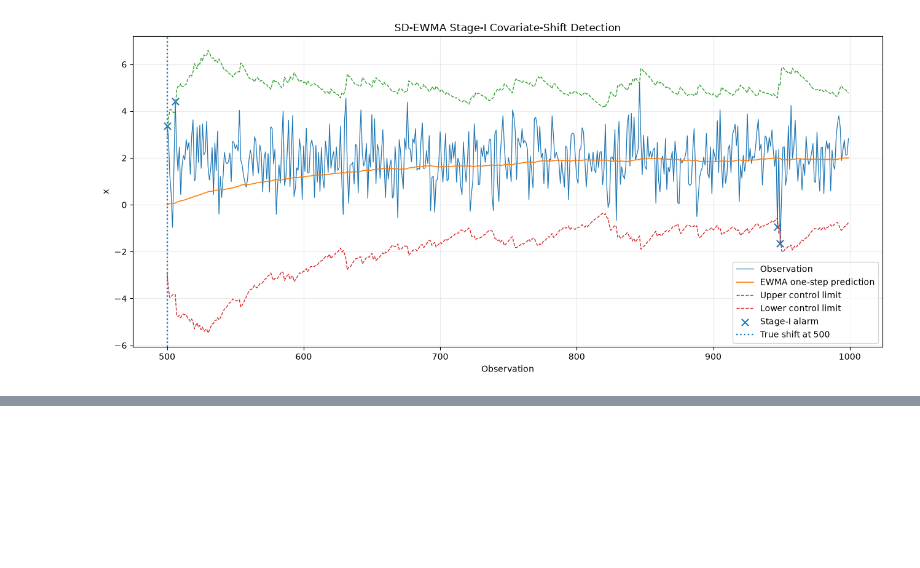
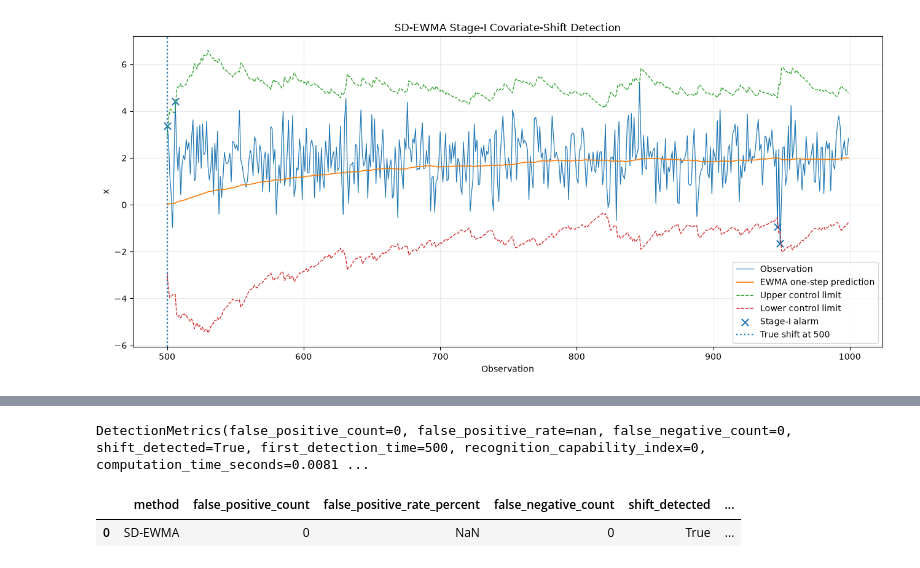
Before and after one commit to hlin863/ewma_covariate_shift_demo, a Jupyter notebook: notebooks/02_sd_ewma_detection.ipynb, the cells around one changed output, grey strips where cells are left out. Drawn from its saved outputs; the diff is of its cells as text; code cells hidden in the pictures; blank space fills up the shorter version.

```diff
--- a/notebooks/02_sd_ewma_detection.ipynb
+++ b/notebooks/02_sd_ewma_detection.ipynb
@@ -276,0 +362,50 @@ plt.show()
+# %%
+shift_times = gaussian_stream.loc[
+    gaussian_stream["true_shift"] == 1,
+    "time",
+].to_numpy()
+
+if len(shift_times) != 1:
+    raise ValueError(
+        "Expected exactly one true shift point."
+    )
+
+true_shift_time = int(shift_times[0])
+
+metrics = evaluate_stage_1_detection(
+    results=stage_1_results,
+    true_shift_time=true_shift_time,
+    computation_time_seconds=computation_time_seconds,
+)
+
+metrics
+# %% [output]
+DetectionMetrics(false_positive_count=0, false_positive_rate=nan, false_negative_count=0, shift_detected=True, first_detection_time=500, recognition_capability_index=0, computation_time_seconds=0.0081 ...
+# %%
+metrics_summary = pd.DataFrame([{
+    "method": "SD-EWMA",
+    "false_positive_count": (
+        metrics.false_positive_count
+    ),
+    "false_positive_rate_percent": (
+        metrics.false_positive_rate * 100
+    ),
+    "false_negative_count": (
+        metrics.false_negative_count
+    ),
+    "shift_detected": metrics.shift_detected,
+    "first_detection_time": (
+        metrics.first_detection_time
+    ),
+    "rci": (
+        metrics.recognition_capability_index
+    ),
+    "computation_time_seconds": (
+        metrics.computation_time_seconds
+    ),
+}])
+
+metrics_summary
+# %% [output]
+|  | method | false_positive_count | false_positive_rate_percent | false_negative_count | shift_detected | ... |
+| 0 | SD-EWMA | 0 | NaN | 0 | True | ... |
```
Also changed, not shown: parts of 4 cells of this notebook, 1 other file.
